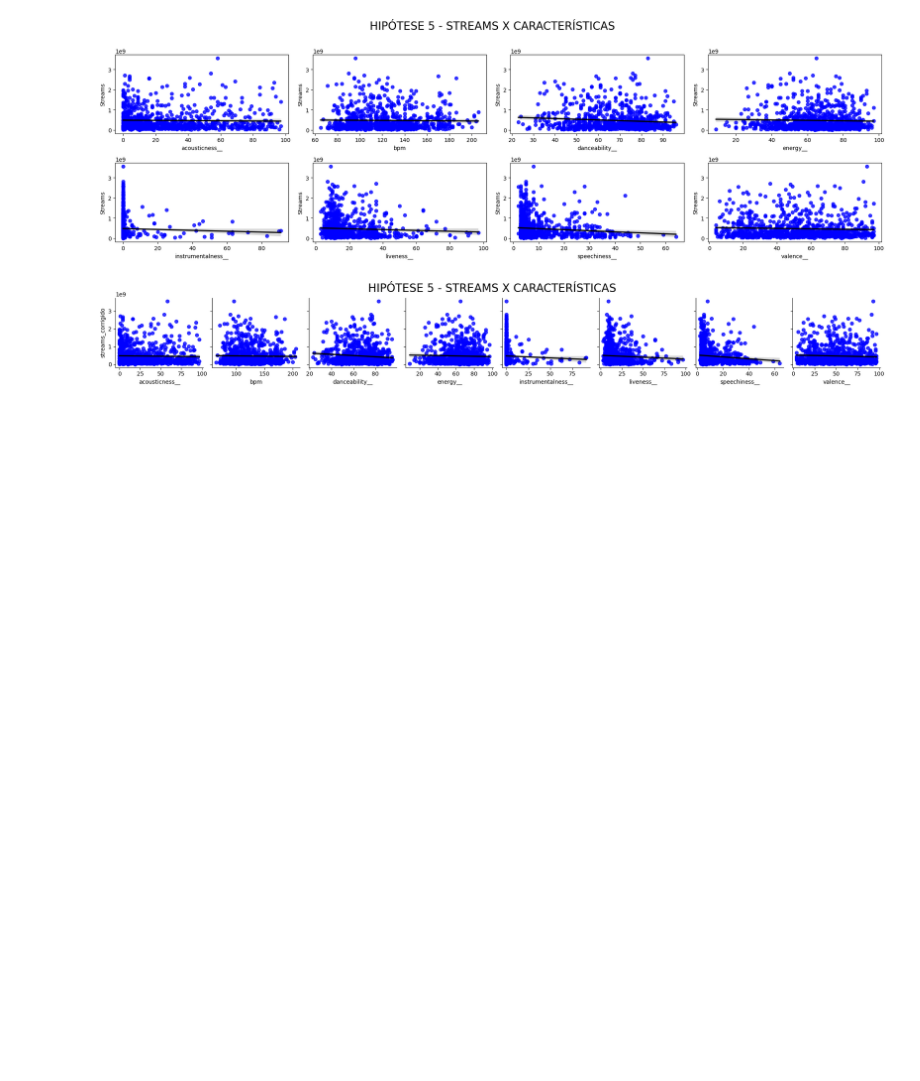
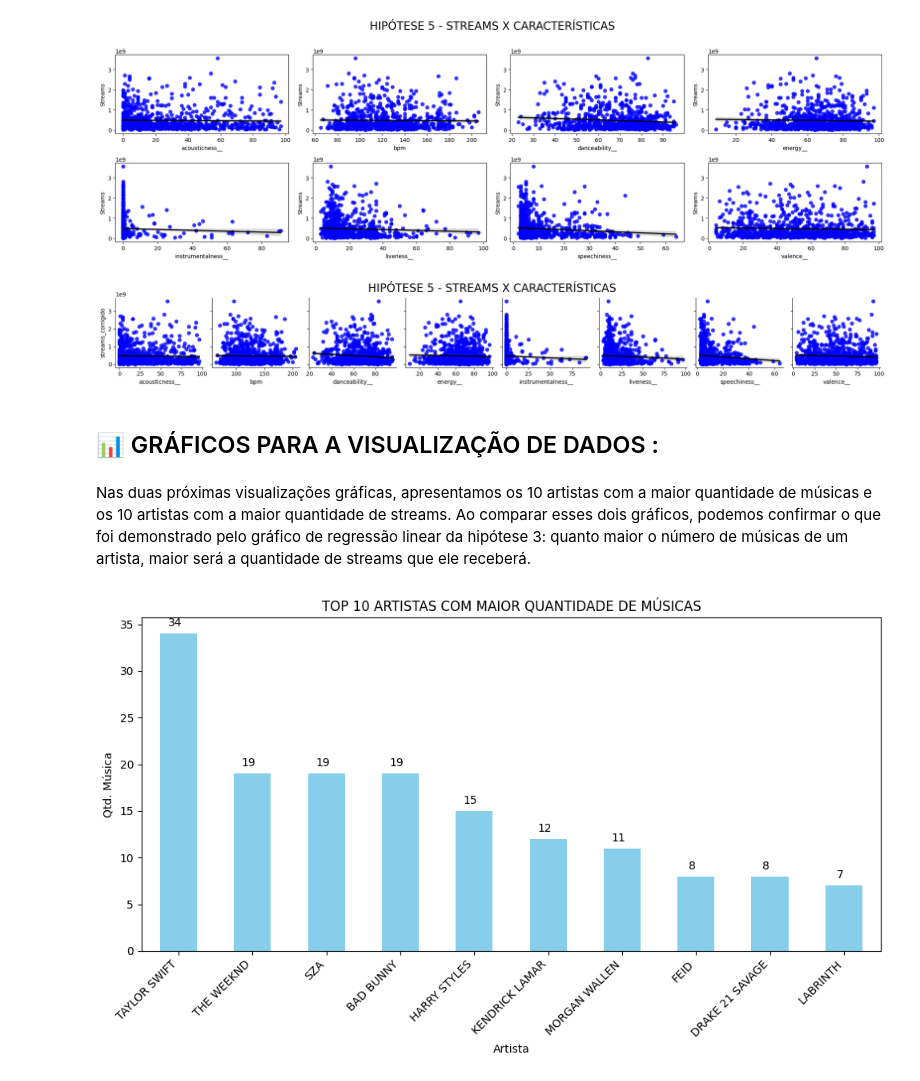
Before and after one commit to CarolyneS14/Hipoteses, a Jupyter notebook: Hipóteses.ipynb, the cells around one changed output. Cells and saved outputs as stored; diff of their text form; code cells hidden in the pictures; blank space fills up the shorter version.

Commit message:
Hipóteses musicais: Projeto 2 do Bootcamp de Análise de Dados da Laboratoria

```diff
--- a/Hipóteses.ipynb
+++ b/Hipóteses.ipynb
@@ -687,3 +731,32 @@ ax.fig.suptitle('HIPÓTESE 5 - STREAMS X CARACTERÍSTICAS', fontsize=20, y=1.05)
 plt.show()
 # %% [output]
 [figure]
+# %% [markdown]
+## 📊 GRÁFICOS PARA A VISUALIZAÇÃO DE DADOS :
+# %% [markdown]
+Nas duas próximas visualizações gráficas, apresentamos os 10 artistas com a maior quantidade de músicas e os 10 artistas com a maior quantidade de streams. Ao comparar esses dois gráficos, podemos confirmar o que foi demonstrado pelo gráfico de regressão linear da hipótese 3: quanto maior o número de músicas de um artista, maior será a quantidade de streams que ele receberá.
+# %%
+# Contar a frequência de cada cantor
+top_cantores = gravadora['artist_name_limpo'].value_counts().head(10)
+
+# Plotar o gráfico de barras
+plt.figure(figsize=(10, 6))  # Define o tamanho da figura
+
+# Plotar as barras e adicionar rótulos de dados
+bars = top_cantores.plot(kind='bar', color='skyblue')
+for bar in bars.patches:
+    plt.text(bar.get_x() + bar.get_width() / 2 - 0.05, bar.get_height() + 0.5, round(bar.get_height(), 2), ha='center', va='bottom')
+
+# Adicionar rótulos e título
+plt.xlabel('Artista')
+plt.ylabel('Qtd. Música')
+plt.title('TOP 10 ARTISTAS COM MAIOR QUANTIDADE DE MÚSICAS')
+
+# Rotacionar os rótulos do eixo x para melhor legibilidade
+plt.xticks(rotation=45, ha='right')
+
+# Exibir o gráfico
+plt.tight_layout()
+plt.show()
+# %% [output]
+[figure, added]
```
Also changed, not shown: parts of 5 cells of this notebook.
